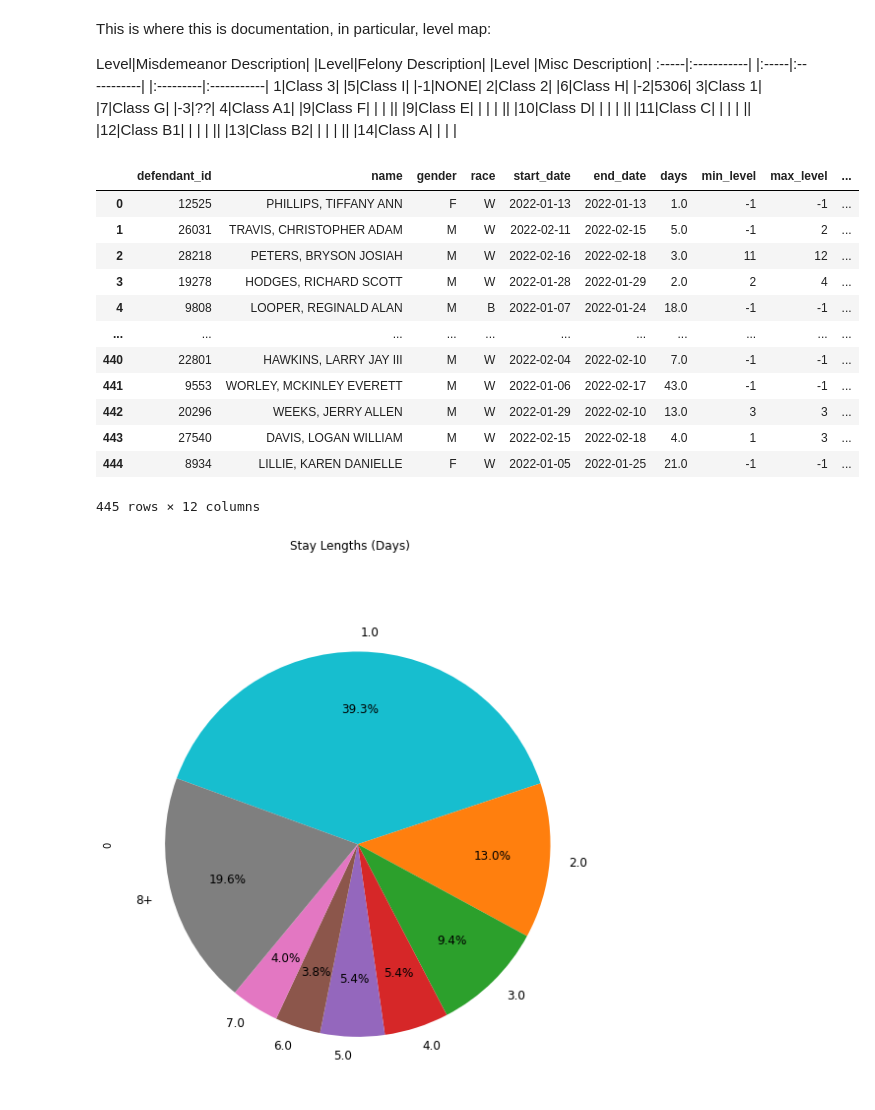
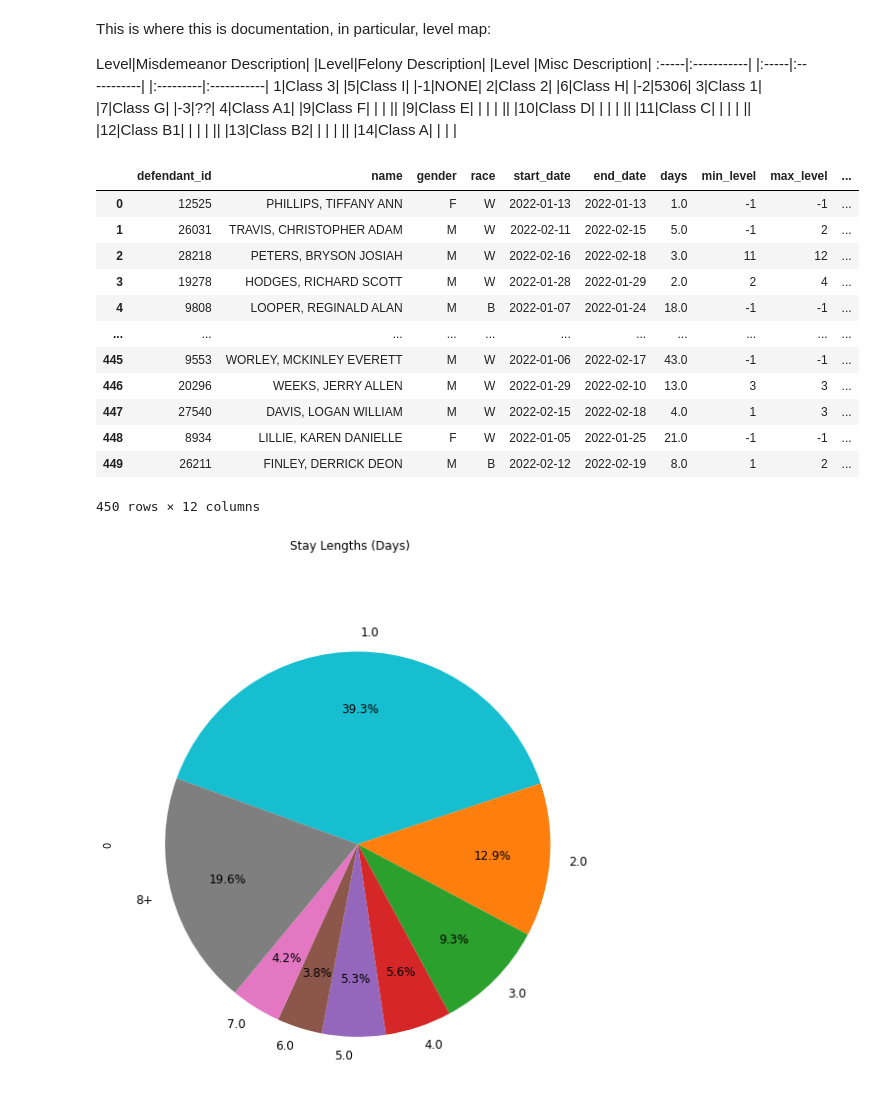
Before and after one commit to DeepWeave/jail-stays, a Jupyter notebook: Jail.ipynb, the cells around one changed output. Saved outputs shown, nothing was run; the diff lists cells and outputs as text; code cells hidden in the pictures.

Commit message:
Updated query

```diff
--- a/Jail.ipynb
+++ b/Jail.ipynb
@@ -29,22 +29,22 @@ Level|Misdemeanor Description| |Level|Felony Description| |Level |Misc Descripti
 || |13|Class B2| | | |
 || |14|Class A| | | |
 # %%
-stays = pd.read_sql_query('''SELECT * FROM jaildata.stays_summary where end_date<'2022-02-19';''', cnx)
+stays = pd.read_sql_query('''SELECT * FROM jaildata.stays_summary;''', cnx)
 stays
 # %% [output]
 |  | defendant_id | name | gender | race | start_date | end_date | days | min_level | max_level | ... |
 | 0 | 12525 | PHILLIPS, TIFFANY ANN | F | W | 2022-01-13 | 2022-01-13 | 1.0 | -1 | -1 | ... |
 | 1 | 26031 | TRAVIS, CHRISTOPHER ADAM | M | W | 2022-02-11 | 2022-02-15 | 5.0 | -1 | 2 | ... |
 | 2 | 28218 | PETERS, BRYSON JOSIAH | M | W | 2022-02-16 | 2022-02-18 | 3.0 | 11 | 12 | ... |
 | 3 | 19278 | HODGES, RICHARD SCOTT | M | W | 2022-01-28 | 2022-01-29 | 2.0 | 2 | 4 | ... |
 | 4 | 9808 | LOOPER, REGINALD ALAN | M | B | 2022-01-07 | 2022-01-24 | 18.0 | -1 | -1 | ... |
 | ... | ... | ... | ... | ... | ... | ... | ... | ... | ... | ... |
-| 440 | 22801 | HAWKINS, LARRY JAY III | M | W | 2022-02-04 | 2022-02-10 | 7.0 | -1 | -1 | ... |
-| 441 | 9553 | WORLEY, MCKINLEY EVERETT | M | W | 2022-01-06 | 2022-02-17 | 43.0 | -1 | -1 | ... |
-| 442 | 20296 | WEEKS, JERRY ALLEN | M | W | 2022-01-29 | 2022-02-10 | 13.0 | 3 | 3 | ... |
-| 443 | 27540 | DAVIS, LOGAN WILLIAM | M | W | 2022-02-15 | 2022-02-18 | 4.0 | 1 | 3 | ... |
-| 444 | 8934 | LILLIE, KAREN DANIELLE | F | W | 2022-01-05 | 2022-01-25 | 21.0 | -1 | -1 | ... |
+| 445 | 9553 | WORLEY, MCKINLEY EVERETT | M | W | 2022-01-06 | 2022-02-17 | 43.0 | -1 | -1 | ... |
+| 446 | 20296 | WEEKS, JERRY ALLEN | M | W | 2022-01-29 | 2022-02-10 | 13.0 | 3 | 3 | ... |
+| 447 | 27540 | DAVIS, LOGAN WILLIAM | M | W | 2022-02-15 | 2022-02-18 | 4.0 | 1 | 3 | ... |
+| 448 | 8934 | LILLIE, KAREN DANIELLE | F | W | 2022-01-05 | 2022-01-25 | 21.0 | -1 | -1 | ... |
+| 449 | 26211 | FINLEY, DERRICK DEON | M | B | 2022-02-12 | 2022-02-19 | 8.0 | 1 | 2 | ... |
-445 rows × 12 columns
+450 rows × 12 columns
 # %%
 s0 = stays.groupby("days")["days"].count()
 s1 = s0.sort_values(ascending = False)
```
